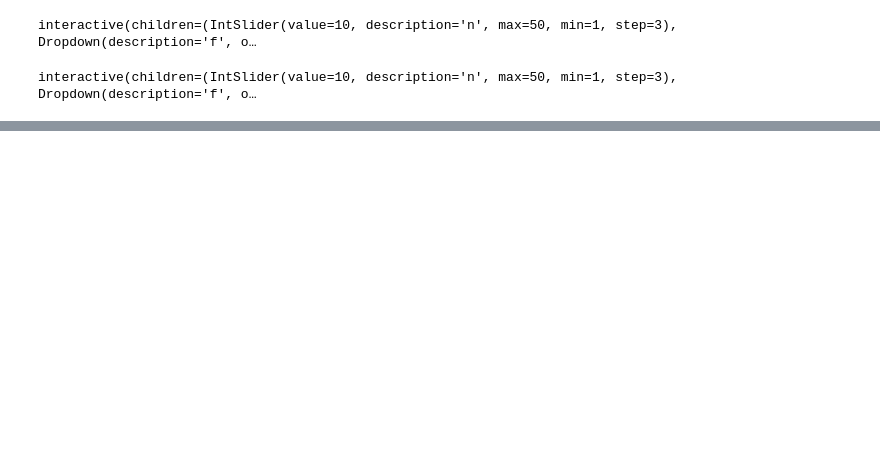
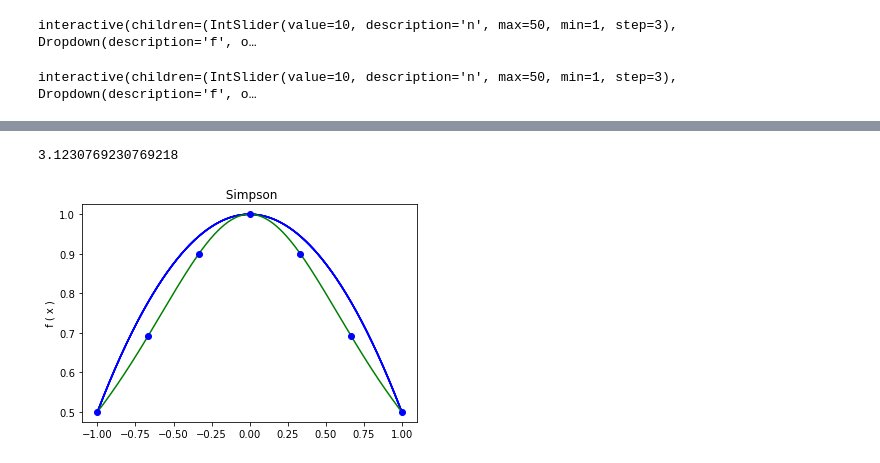
Before and after one commit to RouaZayani/Analyse-Numerique, a Jupyter notebook: Tp3/Tp3.ipynb, the cells around one changed output, grey strips where cells are left out. Saved outputs shown, nothing was run; the diff lists cells and outputs as text; code cells hidden in the pictures; blank space fills up the shorter version.

```diff
--- a/Tp3/Tp3.ipynb
+++ b/Tp3/Tp3.ipynb
@@ -141,0 +216,10 @@ class PointMilieu(object):
+# %%
+def simula(n,f):
+    S=Simpson(-1,1,n,f)
+    return S.Graph(f)
+# %%
+simula(6,f)
+Simpson(-1,1,6,f).integrate(f)
+# %% [output]
+3.1230769230769218
+[figure, added]
```
Also changed, not shown: parts of 12 cells of this notebook.
